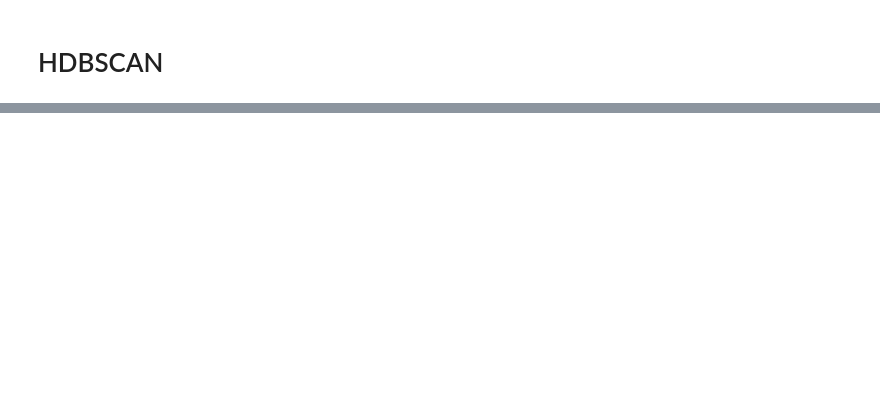
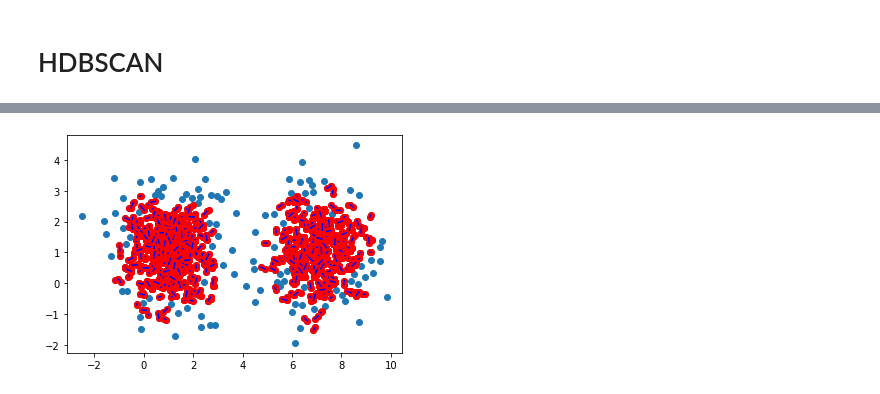
Before and after one commit to jsobolew/MED22ZDBSCAN, a Jupyter notebook: script.ipynb, the cells around one changed output, grey strips where cells are left out. Drawn from its saved outputs; the diff is of its cells as text; code cells hidden in the pictures; blank space fills up the shorter version.

```diff
--- a/script.ipynb
+++ b/script.ipynb
@@ -79,0 +80,4 @@ HDBSCAN(X, 1)
+# %%
+HDBSCAN(X, 0.2)
+# %% [output]
+[figure, added]
```
Also changed, not shown: parts of 4 cells of this notebook, 2 other files.
